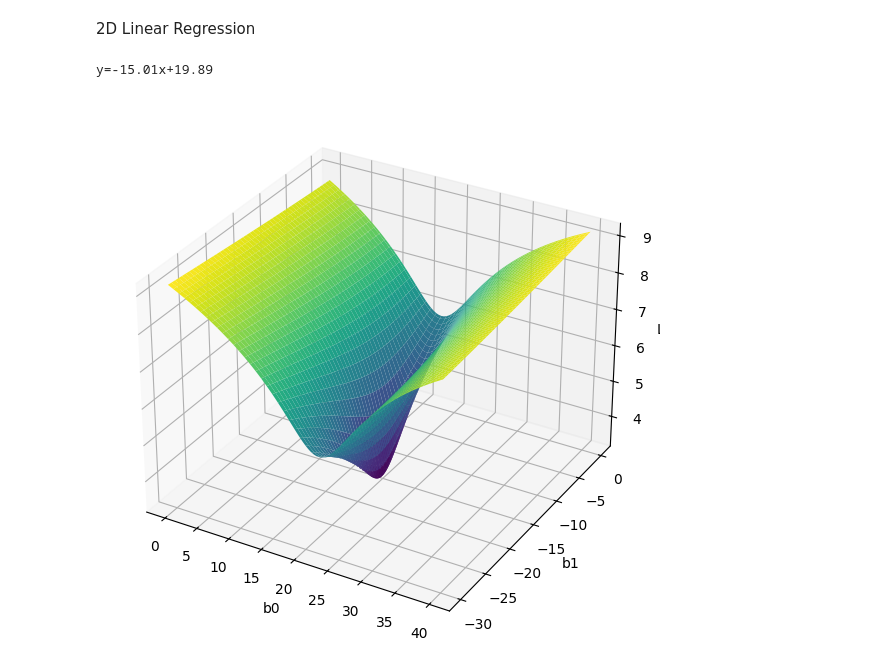
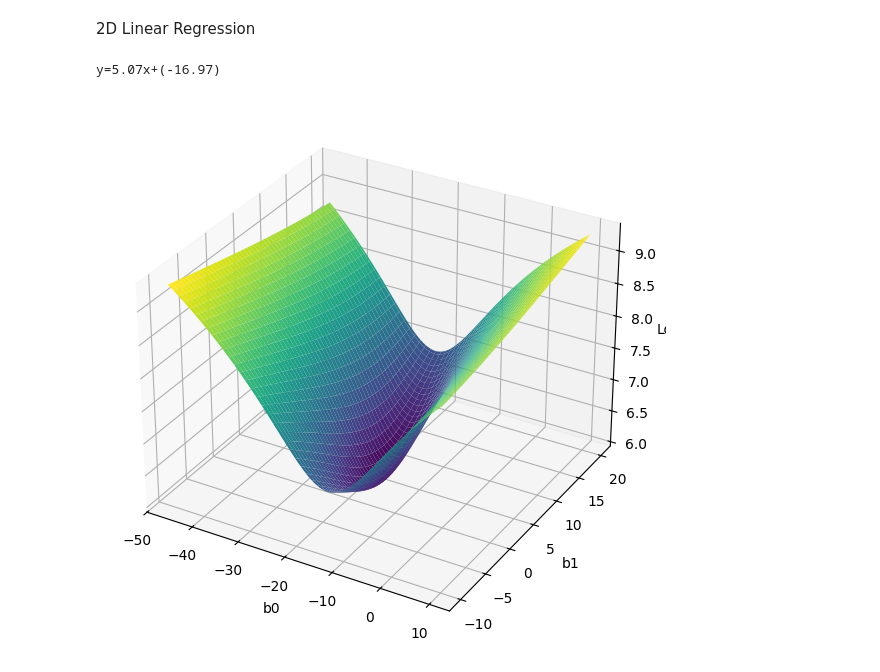
Before and after one commit to Engineer-Mohammad-Torabi/Machine-Learning-Linear-Regression, a Jupyter notebook: jupyter.ipynb, the cells around one changed output. Cells and saved outputs as stored; diff of their text form; code cells hidden in the pictures.

```diff
--- a/jupyter.ipynb
+++ b/jupyter.ipynb
@@ -14,7 +14,7 @@ from mpl_toolkits.mplot3d import Axes3D
 # Initilize and generate random data
 n=1000
 x=np.random.normal(3,5,size=n)
-y=-15*x+20.0+np.random.normal(0,5,size=n)
+y=5*x-18.0+np.random.normal(0,20,size=n)
 
 # Analytical approch to solving linear regression
 X=np.sum(x)
@@ -22,37 +22,37 @@ Y=np.sum(y)
 b1=(n*np.dot(x,y)-Y*X)/(n*np.dot(x,x)-X**2)
 b0=(Y-b1*X)/n
 b1,b0=round(b1,2),round(b0,2)
-print(f"y={b1}x+{b0}")
+print(f"y={b1}x+({b0})")
 
 # Test analytical answer by numeric and drowing method
 
 # Mean squared error (MSE) function
 def MSE(b0,b1,x,y):
     pred=b0+b1*x
     loss=np.sum((pred-y)**2)/len(x)
     return loss
-# Generate a grid of b0 and b1 values around the up real answers(b0=20,b1=-15)
-b0Value=np.linspace(0,40,100)
-b1Value=np.linspace(-30,0,100)
+# Generate a grid of b0 and b1 values around the up real answers(b0=-18,b1=5)
+b0Value=np.linspace(-46,10,100)
+b1Value=np.linspace(-10,20,100)
 Z=np.zeros((len(b0Value),len(b1Value)))
 
 # Calculate MSE loss for each point of this grid
 # Log-scale is only for better visualization
 for i in range(len(b0Value)):
     for j in range(len(b1Value)):
         Z[i,j]=np.log(MSE(b0Value[i],b1Value[j],x,y))
 
 # 3D plot of MSE loss in log-Scale
 fig=plt.figure(figsize=(10,7))
 ax=fig.add_subplot(111,projection='3d')
 B0,B1=np.meshgrid(b0Value,b1Value)
 ax.plot_surface(B0,B1,Z,cmap='viridis')
 
 # Adding labels
 ax.set_xlabel('b0')
 ax.set_ylabel('b1')
 ax.set_zlabel( 'Loss')
 plt.show()
 # %% [output]
-y=-15.01x+19.89
+y=5.07x+(-16.97)
-[figure, old version]
+[figure, new version]
```
